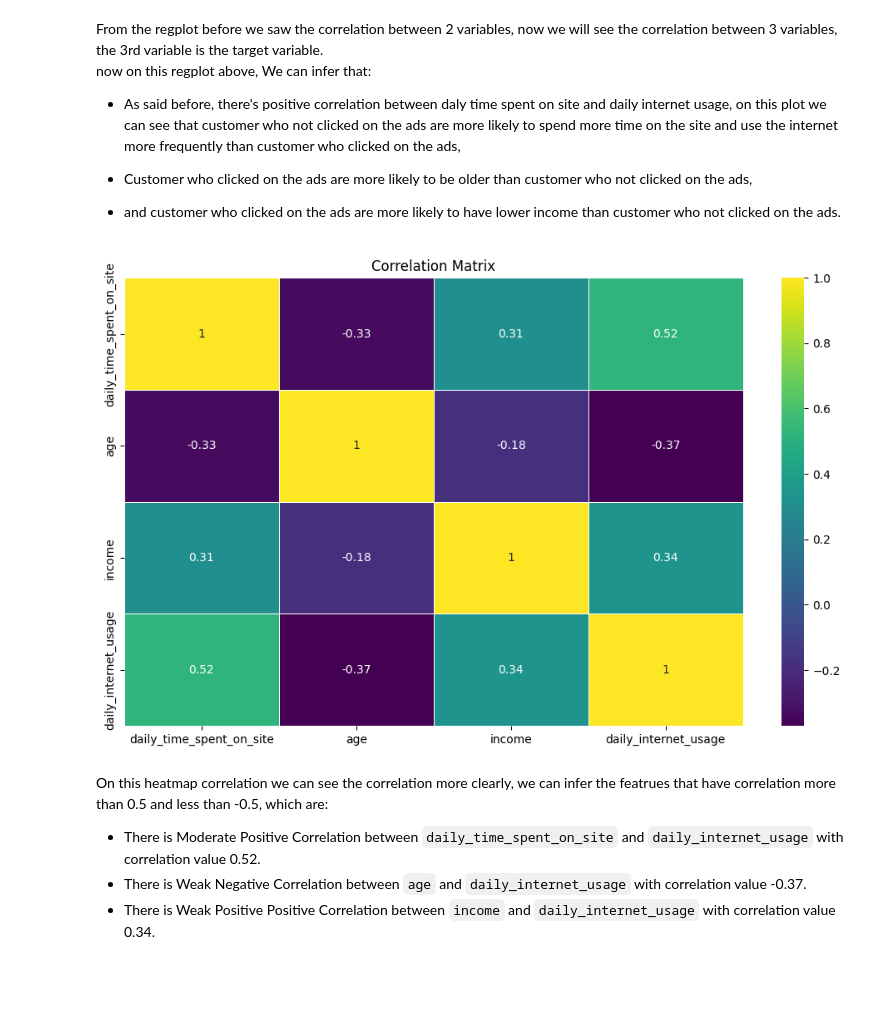
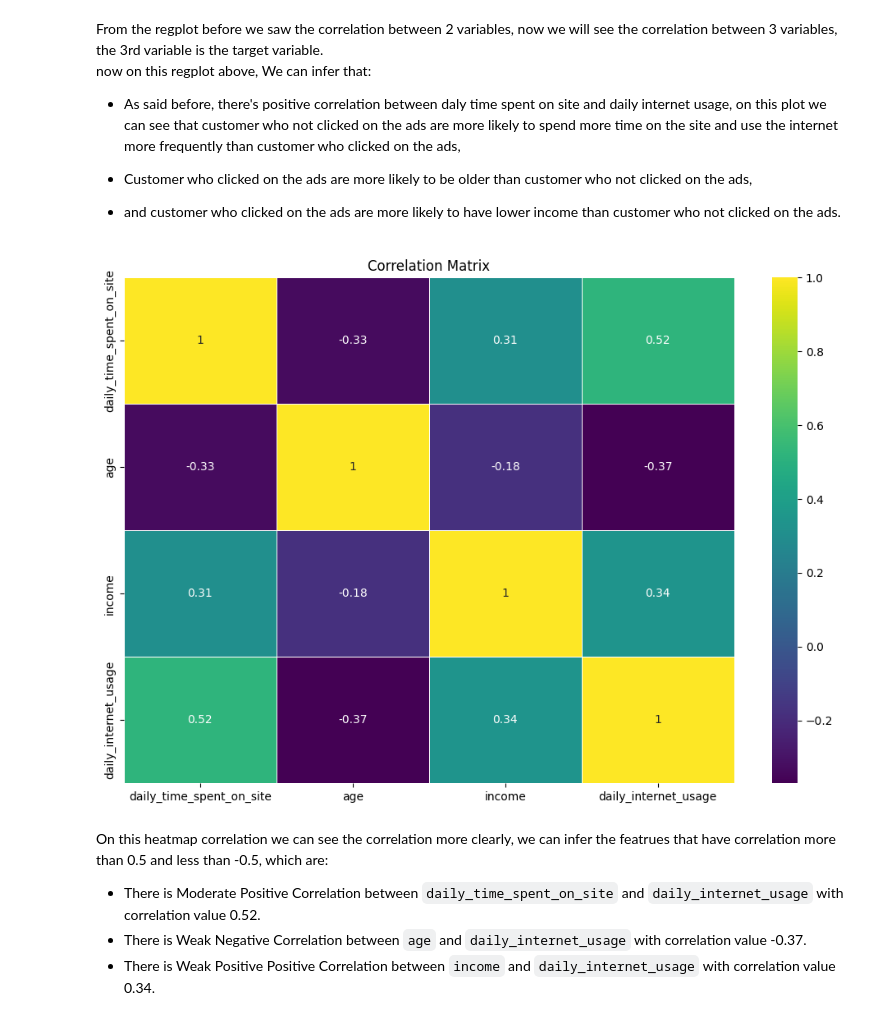
Before and after one commit to azaryasph/Predict-Customer-Clicked-Ads-Classification-By-Using-Machine-Learning, a Jupyter notebook: notebook/Predict Customer Clicked Ads Classification By Using Machine Learning.ipynb, the cells around one changed output. Cells and saved outputs as stored; diff of their text form; code cells hidden in the pictures; blank space fills up the shorter version.

```diff
--- a/notebook/Predict Customer Clicked Ads Classification By Using Machine Learning.ipynb
+++ b/notebook/Predict Customer Clicked Ads Classification By Using Machine Learning.ipynb
@@ -393,14 +408,14 @@ now on this regplot above, We can infer that:
 
 - and customer who clicked on the ads are more likely to have lower income than customer who not clicked on the ads.
 # %%
-num.drop('clicked_on_ad', axis=1, inplace=True)
-plt.figure(figsize=(12, 7))
+numnw = num.drop('clicked_on_ad', axis=1)
+plt.figure(figsize=(12, 8))
 plt.facecolor='#FFEAA7'
-sns.heatmap(num.corr(), annot=True, cmap='viridis', linewidths=0.5, annot_kws={'size': 10})
+sns.heatmap(numnw.corr(), annot=True, cmap='viridis', linewidths=0.5, annot_kws={'size': 10})
 plt.title('Correlation Matrix')
 plt.show()
 # %% [output]
-[figure, old version]
+[figure, new version]
 # %% [markdown]
 On this heatmap correlation we can see the correlation more clearly, we can infer the featrues that have correlation more than 0.5 and less than -0.5, which are:
 - There is Moderate Positive Correlation between `daily_time_spent_on_site` and `daily_internet_usage` with correlation value 0.52.
```
Also changed, not shown: parts of 10 cells of this notebook.
